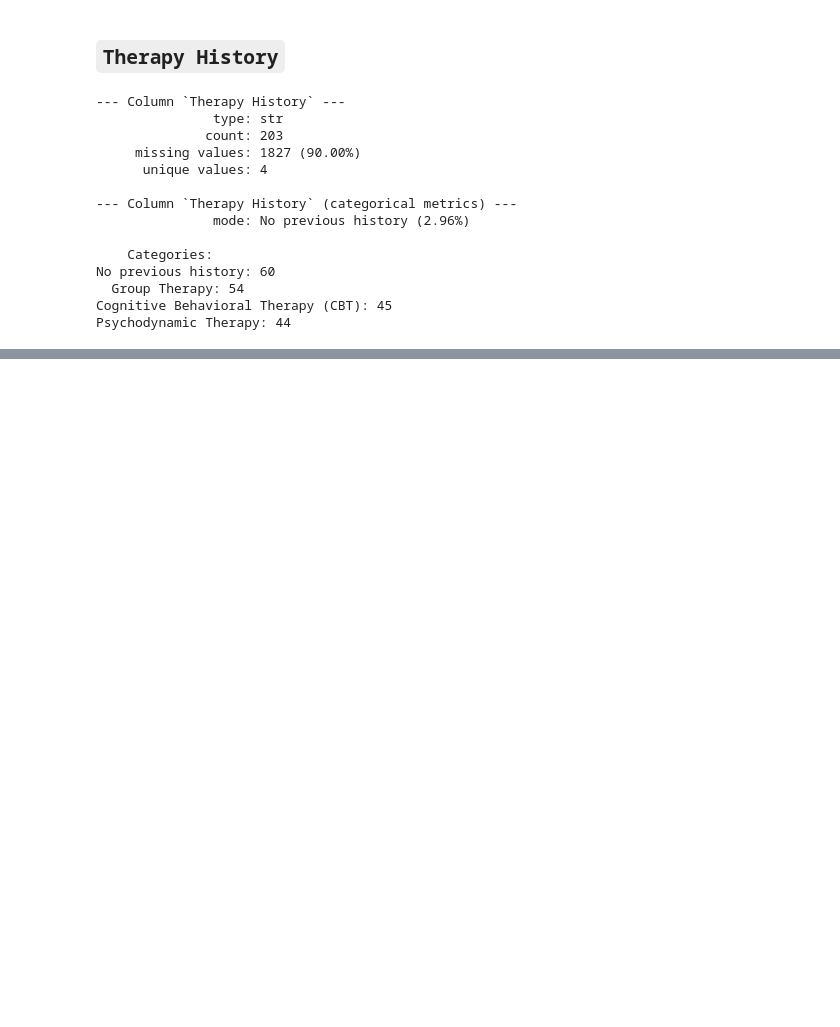
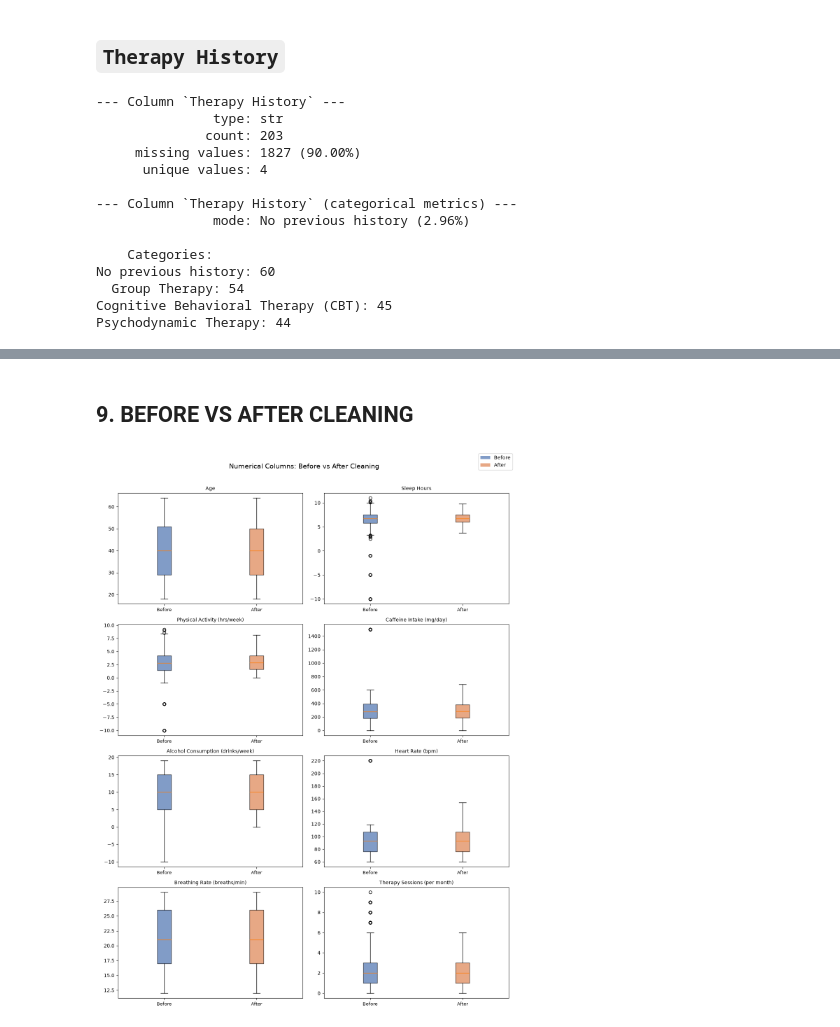
Before and after one commit to iman-arbab/social-anxiety, a Jupyter notebook: 01-PRE_PROCESS/pre_process.ipynb, the cells around one changed output, grey strips where cells are left out. Saved outputs shown, nothing was run; the diff lists cells and outputs as text; code cells hidden in the pictures; blank space fills up the shorter version.

```diff
--- a/01-PRE_PROCESS/pre_process.ipynb
+++ b/01-PRE_PROCESS/pre_process.ipynb
@@ -778,11 +1006,11 @@ The `is_Anxious` column has no missing values and is identical to `Target` for e
 # %%
-df = df.drop(columns=["is_Anxious"])
+df = df.drop(columns=["Target"])
 # %% [markdown]
 ## `Therapy History`
 # %%
-col = "Therapy History"
+column = "Therapy History"
 
-analyze(df, col, numerical_metrics=False)
+analyze(df, column, numerical_metrics=False)
 # %% [output]
 --- Column `Therapy History` ---
                type: str
@@ -803,2 +1043,9 @@ The `Therapy History` column is missing for 90.00% of records. Since the column
 # %%
-df = df.drop(columns=["Therapy History"])
+has_history = df["Therapy History"].notna()
+no_sessions = df["Therapy Sessions (per month)"] == 0
+
+df["Therapy History"] = "Unavailable"
+df.loc[no_sessions, "Therapy History"] = "Nothing"
+df.loc[has_history, "Therapy History"] = "Available"
+
+print(df["Therapy History"].value_counts().to_string())
@@ -805,4 +1063,7 @@ df = df.drop(columns=["Therapy History"])
 # %%
-df = df.dropna(subset=droppables)
+print(f"rows retained: {df.shape[0]} of {df_raw.shape[0]}")
+print(f"remaining missing values: {df.isna().sum().sum()}")
+print(f"flag columns: {[c for c in df.columns if c.endswith('Flag')]}")
+
 df.info()
 # %% [output]
@@ -825,0 +1087,33 @@ memory usage: 348.4 KB
+# %% [markdown]
+## 9. BEFORE VS AFTER CLEANING
+# %%
+from matplotlib.patches import Patch
+
+before_color = "#4C72B0"
+after_color = "#DD8452"
+
+fig, axes = plt.subplots(4, 2, figsize=(12, 16))
+axes = axes.flatten()
+
+for ax, column in zip(axes, numerical_columns):
+    before = df_raw[column].dropna()
+    after = df[column].dropna()
+
+    bp = ax.boxplot([before, after], tick_labels=["Before", "After"], patch_artist=True)
+    for patch, color in zip(bp["boxes"], [before_color, after_color]):
+        patch.set_facecolor(color)
+        patch.set_alpha(0.7)
+
+    ax.set_title(column, fontsize=10)
+    ax.tick_params(axis="x", labelsize=9)
+
+legend_elements = [
+    Patch(facecolor=before_color, alpha=0.7, label="Before"),
+    Patch(facecolor=after_color, alpha=0.7, label="After"),
+]
+fig.legend(handles=legend_elements, loc="upper right")
+fig.suptitle("Numerical Columns: Before vs After Cleaning", fontsize=14)
+fig.tight_layout(rect=[0, 0, 1, 0.97])
+plt.show()
+# %% [output]
+[figure, added]
```
Also changed, not shown: parts of 88 cells of this notebook, 1 other file.
